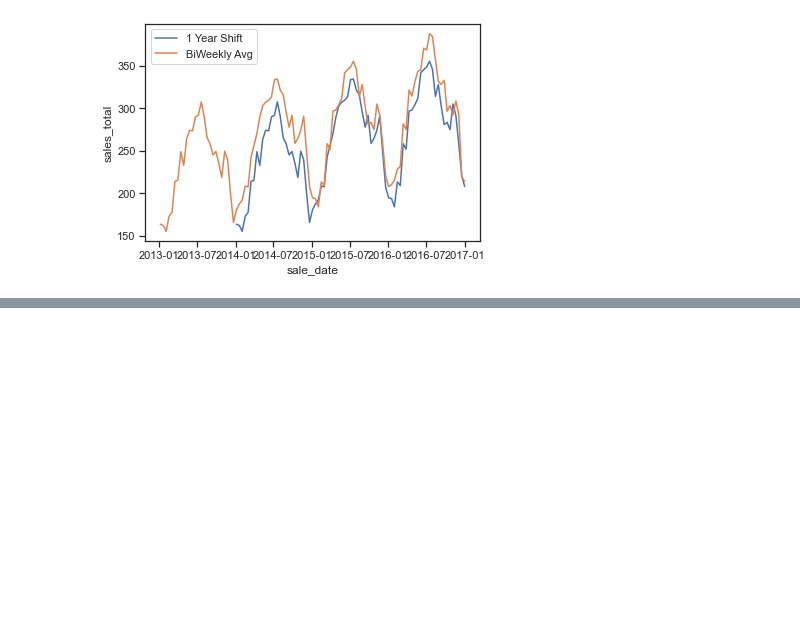
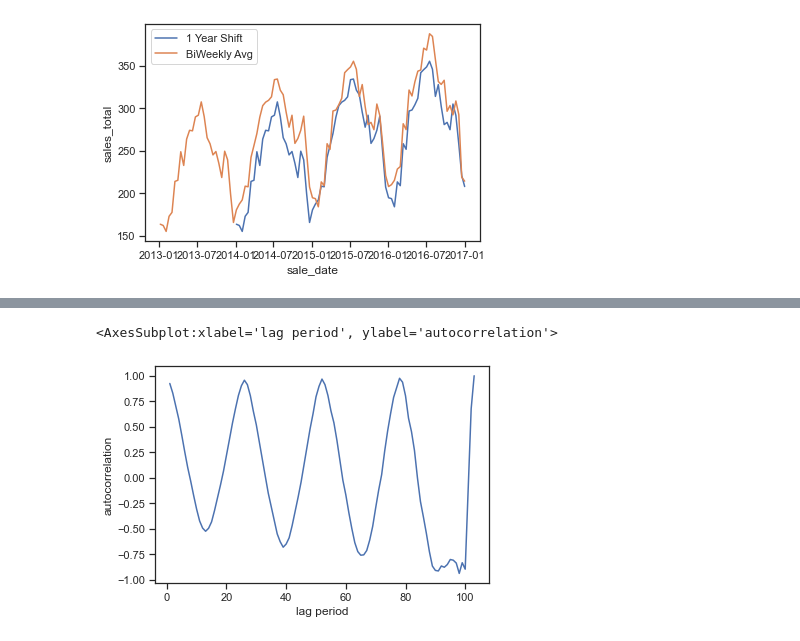
Before and after one commit to joshuamchavez2/time-series-analysis, a Jupyter notebook: Exploratory Analysis.ipynb, the cells around one changed output, grey strips where cells are left out. Drawn from its saved outputs; the diff is of its cells as text; code cells hidden in the pictures; blank space fills up the shorter version.

```diff
--- a/Exploratory Analysis.ipynb
+++ b/Exploratory Analysis.ipynb
@@ -189,0 +191,3 @@ pd.plotting.lag_plot(s.resample('2W').mean(), 1)
+# %%
+def autocorrelation(s, lag):
+    return pd.concat([s, s.shift(lag)], axis=1).dropna().corr().iloc[0, 1]
@@ -189,0 +198,7 @@ pd.plotting.lag_plot(s.resample('2W').mean(), 1)
+# %%
+autocorr = pd.Series({lag: autocorrelation(s.resample('2W').mean(), lag) for lag in range(1, 365)})
+# %%
+autocorr.plot(xlabel='lag period', ylabel='autocorrelation')
+# %% [output]
+<AxesSubplot:xlabel='lag period', ylabel='autocorrelation'>
+[figure, added]
```
Also changed, not shown: parts of 15 cells of this notebook, 1 other file.
